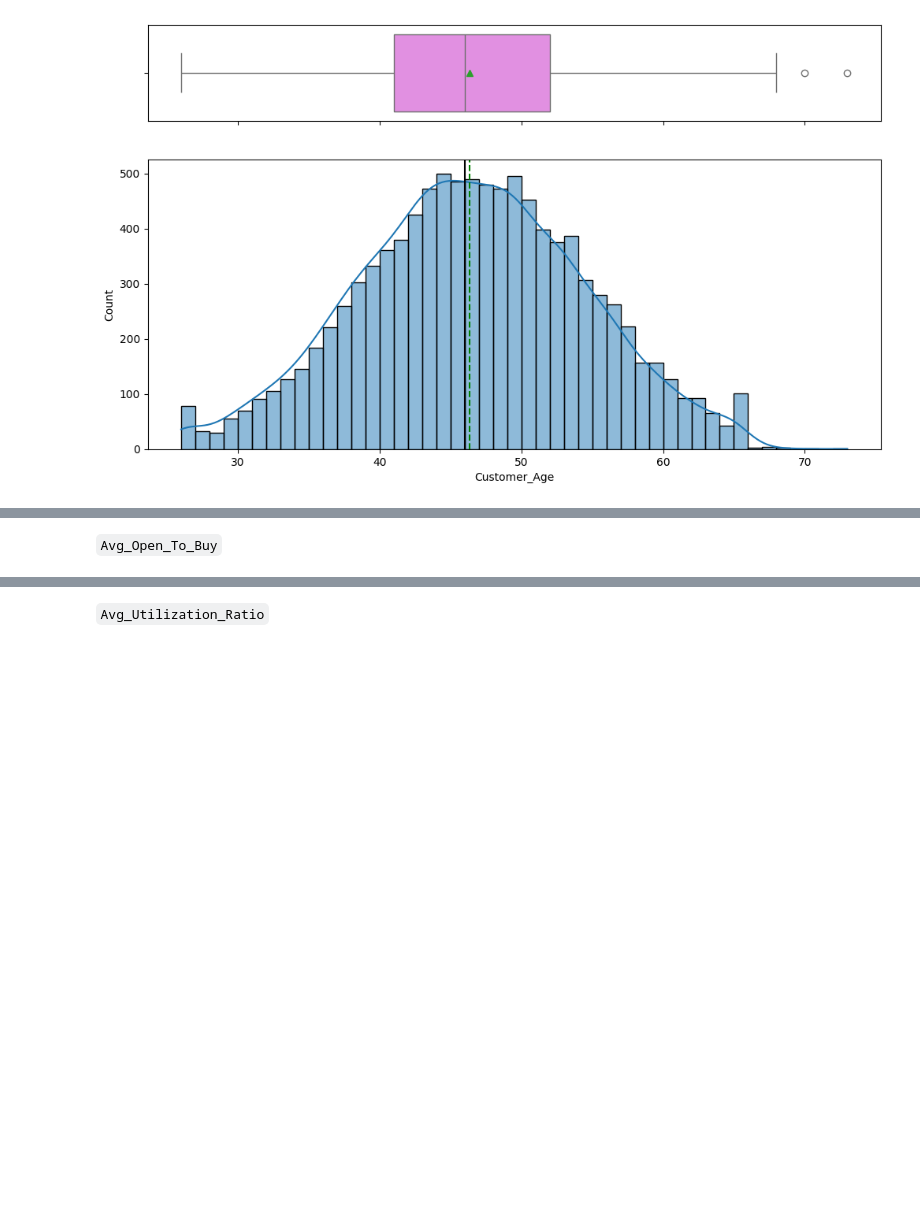
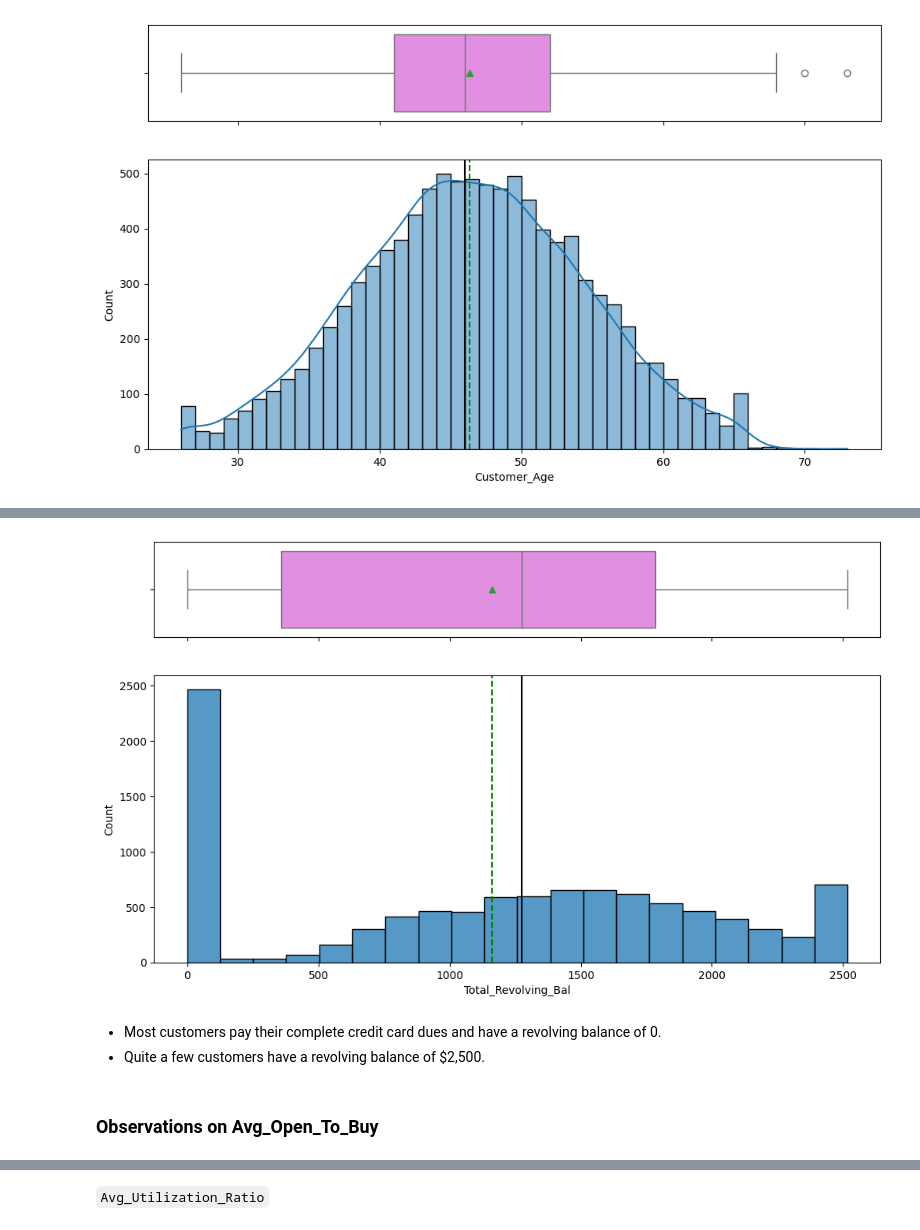
Before and after one commit to aimlalchemists/credit-card-users-churn-prediction, a Jupyter notebook: Credit_Card_Users_Churn_Prediction.ipynb, the cells around one changed output, grey strips where cells are left out. Cells and saved outputs as stored; diff of their text form; code cells hidden in the pictures; blank space fills up the shorter version.

```diff
--- a/Credit_Card_Users_Churn_Prediction.ipynb
+++ b/Credit_Card_Users_Churn_Prediction.ipynb
@@ -585,5 +598,10 @@ histogram_boxplot('_______')  ## Complete the code to create histogram_boxplot f
 # %%
-histogram_boxplot('_______')  ## Complete the code to create histogram_boxplot for 'New_Price'
+histogram_boxplot(data, "Total_Revolving_Bal")
+# %% [output]
+[figure, added]
+# %% [markdown]
+- Most customers pay their complete credit card dues and have a revolving balance of 0.
+- Quite a few customers have a revolving balance of $2,500.
 # %% [markdown]
-`Avg_Open_To_Buy`
+### **Observations on Avg_Open_To_Buy**
 # %%
```
Also changed, not shown: parts of 24 cells of this notebook.
